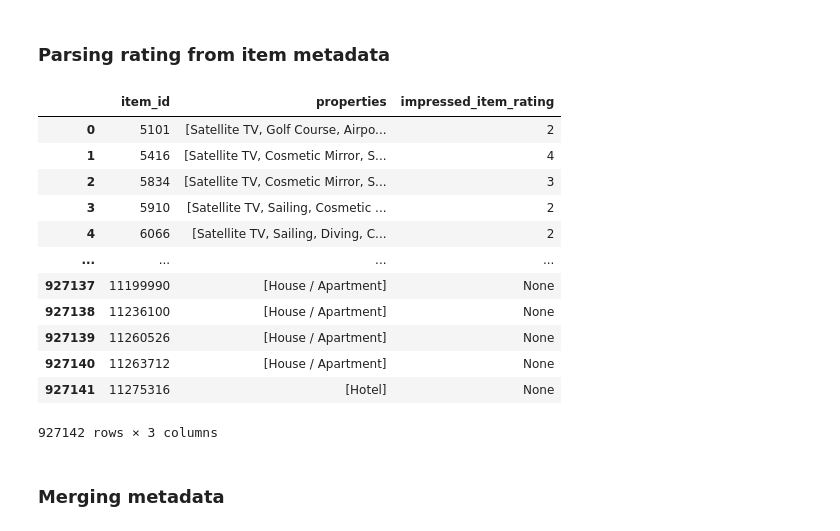
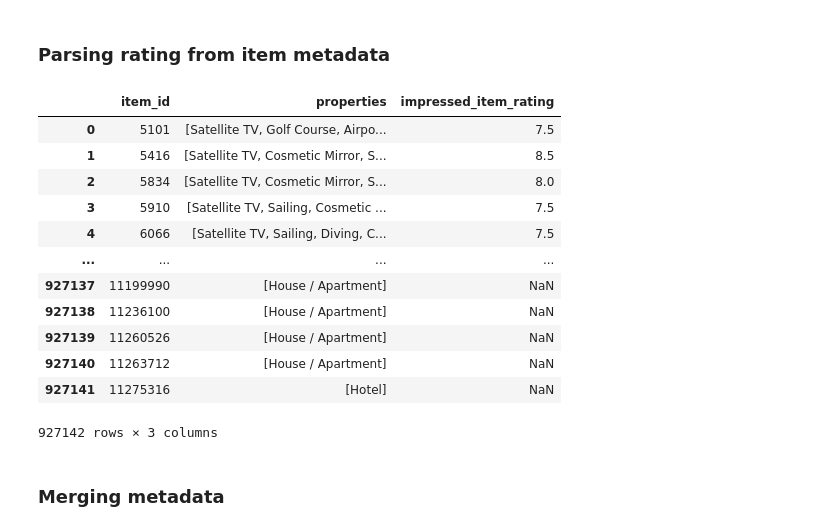
Before and after one commit to MCFreddie777/2019, a Jupyter notebook: src/notebooks/preprocess.ipynb, the cells around one changed output. Drawn from its saved outputs; the diff is of its cells as text; code cells hidden in the pictures.

```diff
--- a/src/notebooks/preprocess.ipynb
+++ b/src/notebooks/preprocess.ipynb
@@ -347,30 +352,30 @@ df_meta
 ### Parsing rating from item metadata
 # %%
 rating_map = {
-    'Satisfactory Rating': 1,
-    'Good Rating': 2,
-    'Very Good Rating': 3,
-    'Excellent Rating': 4,
+    'Satisfactory Rating': 7.0,
+    'Good Rating': 7.5,
+    'Very Good Rating': 8.0,
+    'Excellent Rating': 8.5
 }
 
 # Properties may contain multiple ratings, all of those which apply, we need to find a maximum
-df_meta['impressed_item_rating'] = df_meta['properties']\
+df_meta['impressed_item_rating'] = df_meta['properties'] \
     .apply(lambda x: max([rating_map[key] for key in x if key in rating_map], default=None))
 
 df_meta
 # %% [output]
 |  | item_id | properties | impressed_item_rating |
-| 0 | 5101 | [Satellite TV, Golf Course, Airpo... | 2 |
-| 1 | 5416 | [Satellite TV, Cosmetic Mirror, S... | 4 |
-| 2 | 5834 | [Satellite TV, Cosmetic Mirror, S... | 3 |
-| 3 | 5910 | [Satellite TV, Sailing, Cosmetic ... | 2 |
-| 4 | 6066 | [Satellite TV, Sailing, Diving, C... | 2 |
+| 0 | 5101 | [Satellite TV, Golf Course, Airpo... | 7.5 |
+| 1 | 5416 | [Satellite TV, Cosmetic Mirror, S... | 8.5 |
+| 2 | 5834 | [Satellite TV, Cosmetic Mirror, S... | 8.0 |
+| 3 | 5910 | [Satellite TV, Sailing, Cosmetic ... | 7.5 |
+| 4 | 6066 | [Satellite TV, Sailing, Diving, C... | 7.5 |
 | ... | ... | ... | ... |
-| 927137 | 11199990 | [House / Apartment] | None |
-| 927138 | 11236100 | [House / Apartment] | None |
-| 927139 | 11260526 | [House / Apartment] | None |
-| 927140 | 11263712 | [House / Apartment] | None |
-| 927141 | 11275316 | [Hotel] | None |
+| 927137 | 11199990 | [House / Apartment] | NaN |
+| 927138 | 11236100 | [House / Apartment] | NaN |
+| 927139 | 11260526 | [House / Apartment] | NaN |
+| 927140 | 11263712 | [House / Apartment] | NaN |
+| 927141 | 11275316 | [Hotel] | NaN |
 927142 rows × 3 columns
 # %% [markdown]
 ### Merging metadata
```
Also changed, not shown: parts of 9 cells of this notebook.
